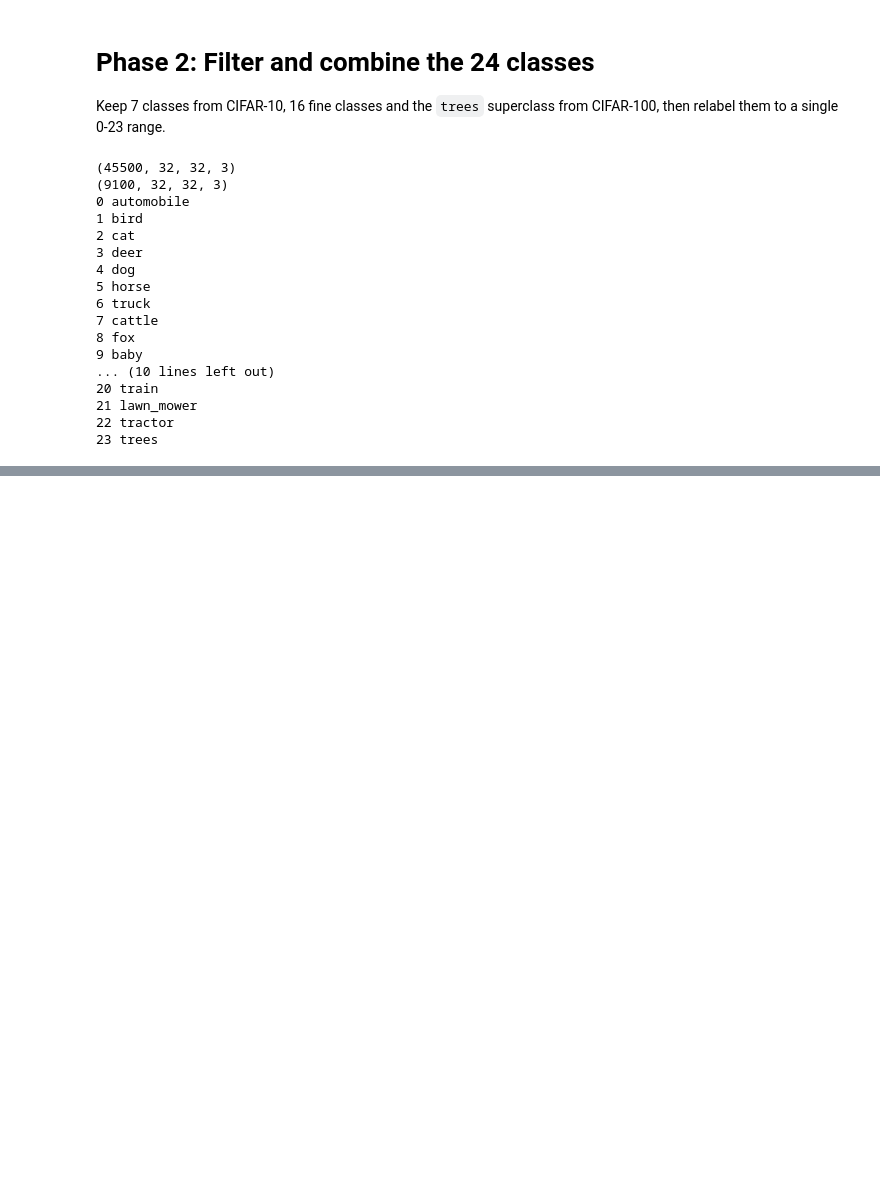
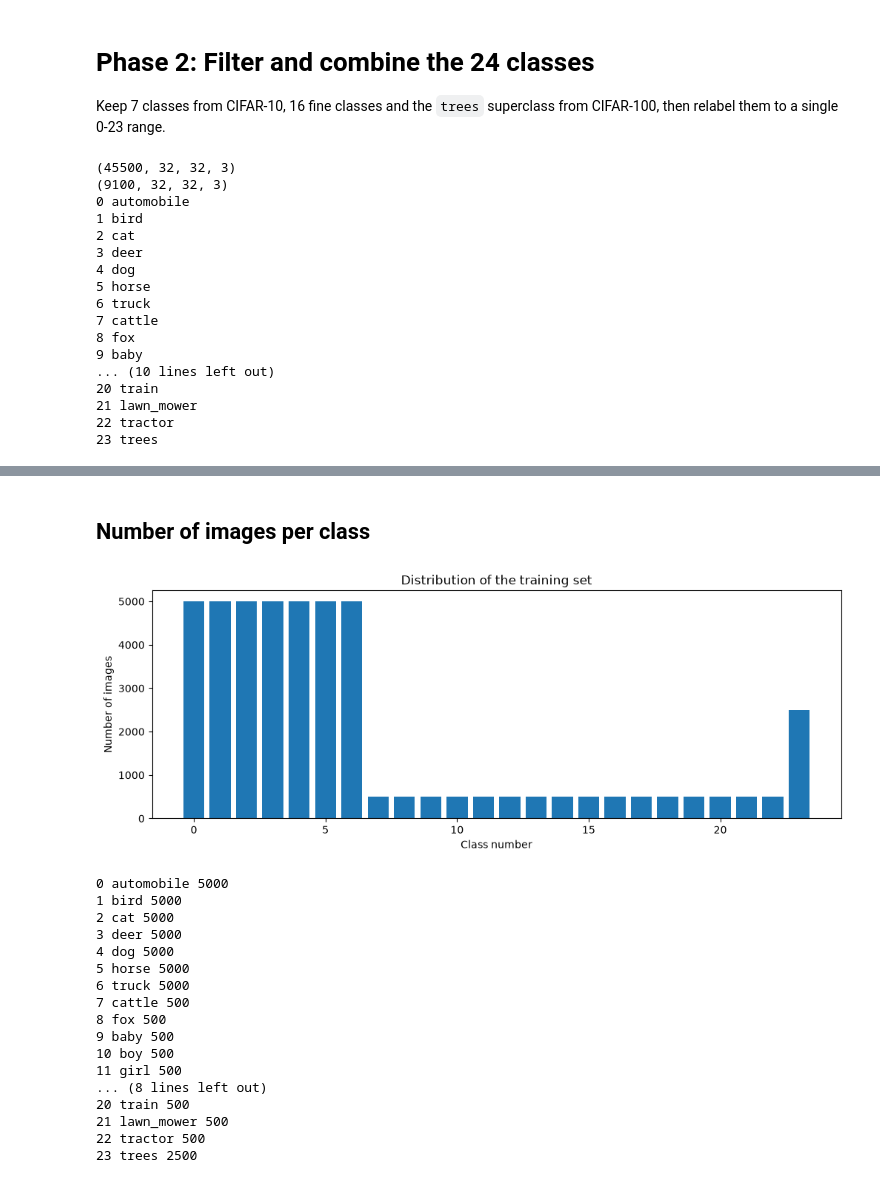
Before and after one commit to HenriqueJoanoni/st_ca1_josehenrique_joanoni, a Jupyter notebook: ca1.ipynb, the cells around one changed output, grey strips where cells are left out. Drawn from its saved outputs; the diff is of its cells as text; code cells hidden in the pictures; blank space fills up the shorter version.

```diff
--- a/ca1.ipynb
+++ b/ca1.ipynb
@@ -140,0 +183,35 @@ for class_id, name in enumerate(class_names):
+# %% [markdown]
+## Number of images per class
+# %%
+def plot_sample_distribution(num_classes, num_of_each_class):
+    plt.figure(figsize=(12, 4))
+    plt.bar(range(0, num_classes), num_of_each_class)
+    plt.title("Distribution of the training set")
+    plt.xlabel("Class number")
+    plt.ylabel("Number of images")
+    plt.show()
+
+
+plot_sample_distribution(num_classes, num_of_each_class)
+
+for class_id, name in enumerate(class_names):
+    print(class_id, name, num_of_each_class[class_id])
+# %% [output]
+[figure, added]
+0 automobile 5000
+1 bird 5000
+2 cat 5000
+3 deer 5000
+4 dog 5000
+5 horse 5000
+6 truck 5000
+7 cattle 500
+8 fox 500
+9 baby 500
+10 boy 500
+11 girl 500
+... (8 lines left out)
+20 train 500
+21 lawn_mower 500
+22 tractor 500
+23 trees 2500
```
Also changed, not shown: parts of 5 cells of this notebook.
